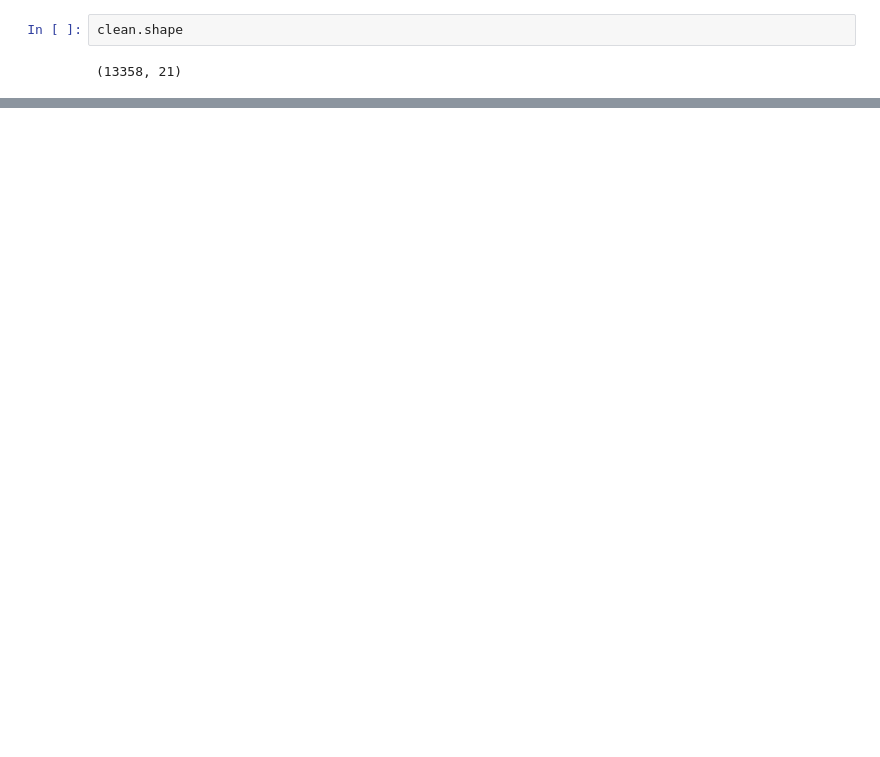
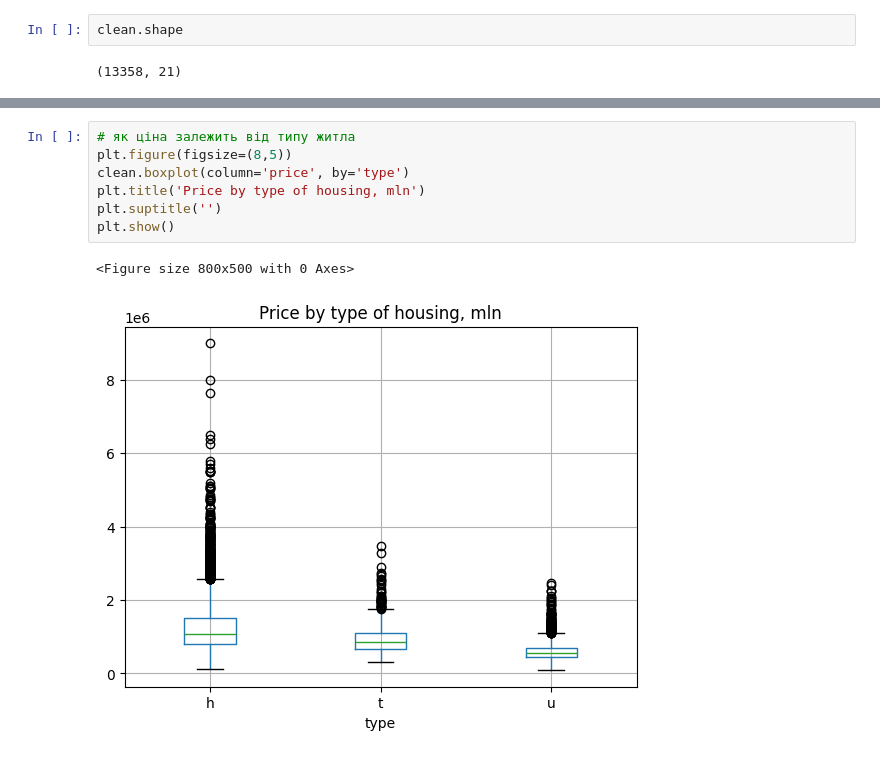
Before and after one commit to NadiiaIvashchuk/melbourne-housing-project, a Jupyter notebook: notebooks/melbourne_housing_project.ipynb, the cells around one changed output, grey strips where cells are left out. Cells and saved outputs as stored; diff of their text form; blank space fills up the shorter version.

```diff
--- a/notebooks/melbourne_housing_project.ipynb
+++ b/notebooks/melbourne_housing_project.ipynb
@@ -376,0 +379,10 @@ plt.show()
+# %%
+# як ціна залежить від типу житла
+plt.figure(figsize=(8,5))
+clean.boxplot(column='price', by='type')
+plt.title('Price by type of housing, mln')
+plt.suptitle('')
+plt.show()
+# %% [output]
+<Figure size 800x500 with 0 Axes>
+[figure, added]
```
Also changed, not shown: parts of 15 cells of this notebook.
